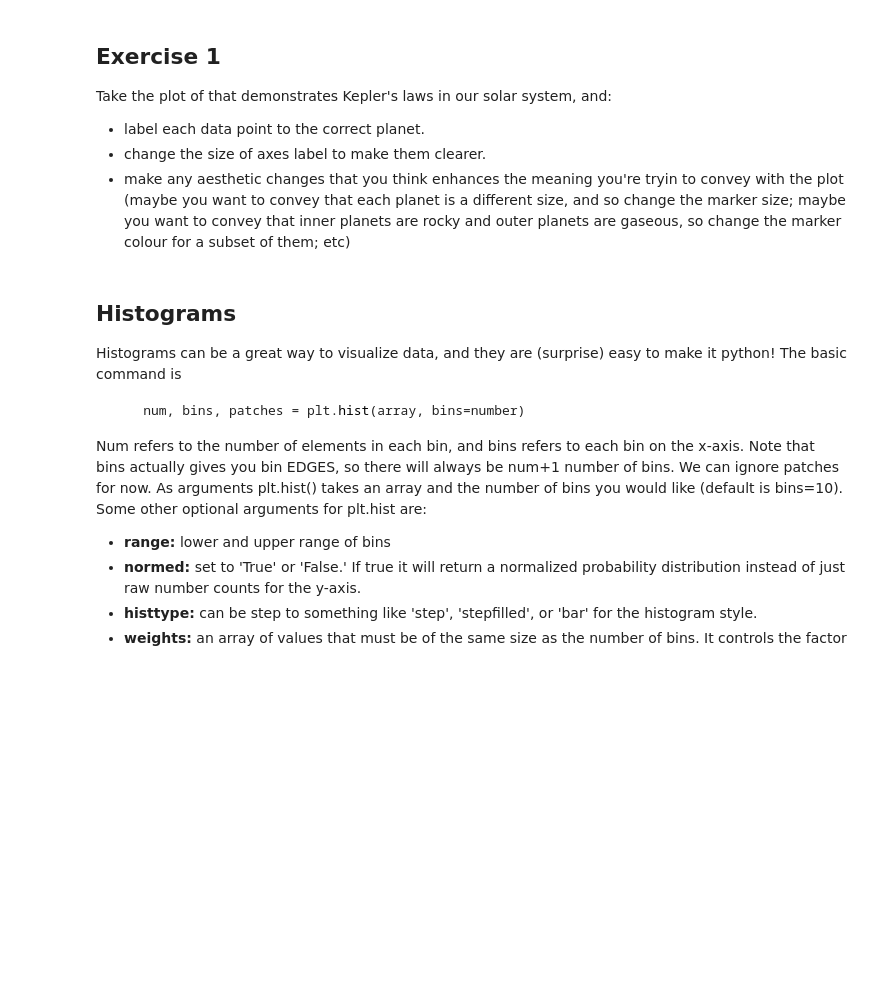
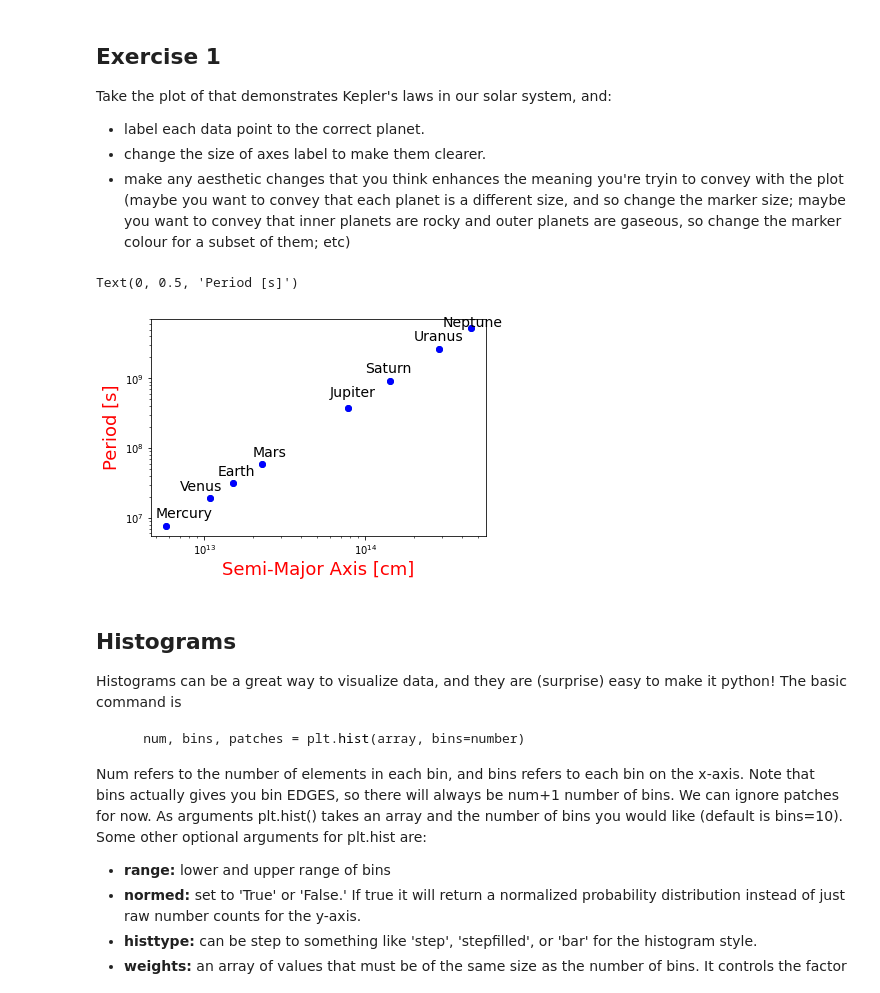
Before and after one commit to blaketjohnson/Astro3190_BJohnson, a Jupyter notebook: lessons/06-plotting_Lastname.ipynb, the cells around one changed output. Saved outputs shown, nothing was run; the diff lists cells and outputs as text; code cells hidden in the pictures; blank space fills up the shorter version.

```diff
--- a/lessons/06-plotting_Lastname.ipynb
+++ b/lessons/06-plotting_Lastname.ipynb
@@ -361,6 +363,32 @@ Take the plot of that demonstrates Kepler's laws in our solar system, and:
 - label each data point to the correct planet.
 - change the size of axes label to make them clearer.
 - make any aesthetic changes that you think enhances the meaning you're tryin to convey with the plot (maybe you want to convey that each planet is a different size, and so change the marker size; maybe you want to convey that inner planets are rocky and outer planets are gaseous, so change the marker colour for a subset of them; etc)
+# %%
+def keplers_third_law(a, M):
+    return np.sqrt((4*np.pi**2 * a**3) / (G * M))
+
+# Convert semimajor-axis into centimeters
+a_cm = a_AU * 1.496e+13
+
+# Convert period into seconds
+T_s = T_yr * 3.154e+7
+
+plt.loglog(a_cm,T_s,'o')
+plt.loglog(a_cm,keplers_third_law(a_cm,Msun),'o',label="Kepler's Third Law",color='blue')
+plt.text(50e11,10e6, 'Mercury',fontsize=14)
+plt.text(70e11,25e6, 'Venus',fontsize=14)
+plt.text(12e12,40e6, 'Earth',fontsize=14)
+plt.text(20e12,75e6, 'Mars',fontsize=14)
+plt.text(60e12,55e7, 'Jupiter',fontsize=14)
+plt.text(10e13,12e8, 'Saturn',fontsize=14)
+plt.text(20e13,35e8, 'Uranus',fontsize=14)
+plt.text(30e13,55e8, 'Neptune',fontsize=14)
+
+plt.xlabel('Semi-Major Axis [cm]',size=18,color='red')
+plt.ylabel('Period [s]',size=18,color='red')
+# %% [output]
+Text(0, 0.5, 'Period [s]')
+[figure, added]
 # %% [markdown]
 ## Histograms
 
```
Also changed, not shown: parts of 4 cells of this notebook.
